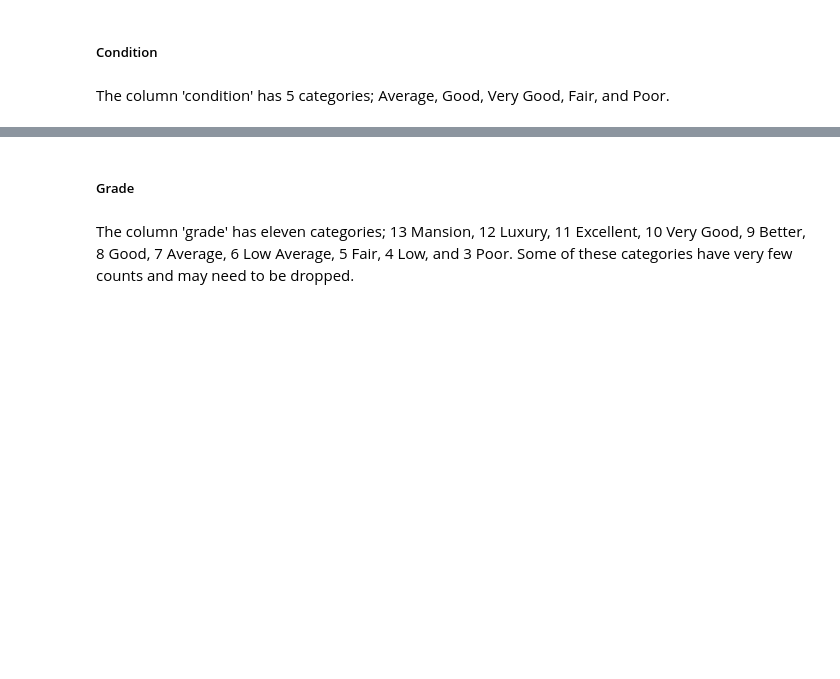
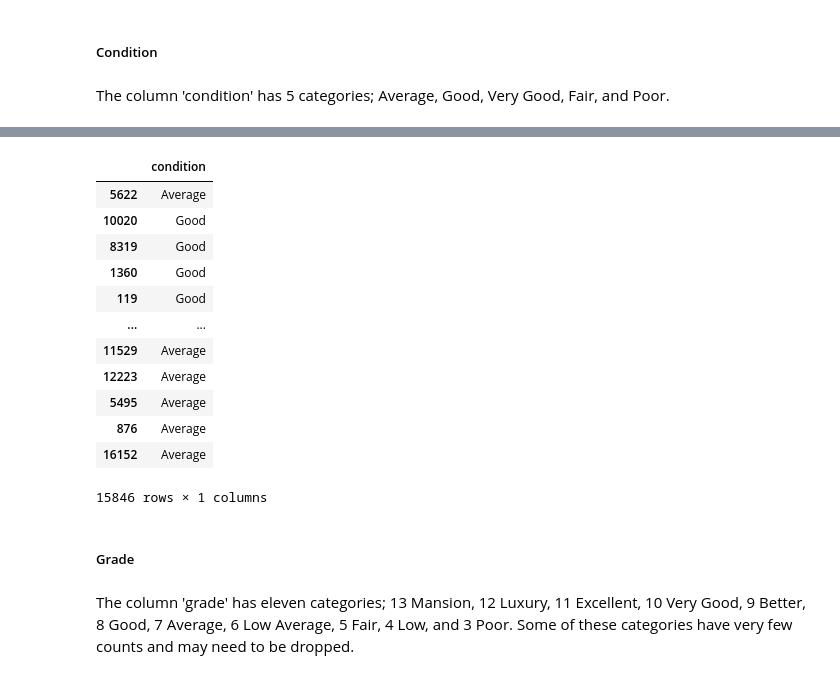
Before and after one commit to ssaeed85/dsc-ph2-KingsCountyRealEstate, a Jupyter notebook: Workspace/Zach/Data_Analysis.ipynb, the cells around one changed output, grey strips where cells are left out. Cells and saved outputs as stored; diff of their text form; code cells hidden in the pictures; blank space fills up the shorter version.

```diff
--- a/Workspace/Zach/Data_Analysis.ipynb
+++ b/Workspace/Zach/Data_Analysis.ipynb
@@ -86,8 +163,6 @@ The column 'waterfront' is a binomial categorical variable. The columns 'view',
 The column 'sqft_basement' is numerical in value, however, contains N/As in the form of '?'s. These need to be addressed, dropped or filled in, and converted to a model-able format.
 
 In addition there may be interactions between columns like 'view' and 'waterfront' or any of the 'sqft's.
-# %%
-X_train = X_train.drop(['id', 'date'], axis=1)
 # %% [markdown]
 ##### Waterfront
 # %% [markdown]
@@ -221,0 +310,16 @@ X_train
+# %%
+condition_train
+# %% [output]
+|  | condition |
+| 5622 | Average |
+| 10020 | Good |
+| 8319 | Good |
+| 1360 | Good |
+| 119 | Good |
+| ... | ... |
+| 11529 | Average |
+| 12223 | Average |
+| 5495 | Average |
+| 876 | Average |
+| 16152 | Average |
+15846 rows × 1 columns
```
Also changed, not shown: parts of 74 cells of this notebook, 1 other file.
